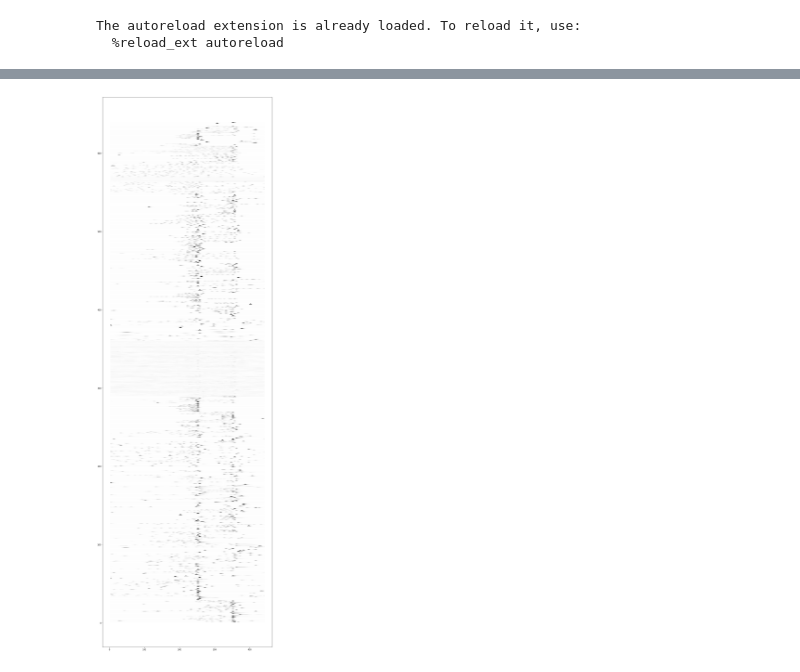
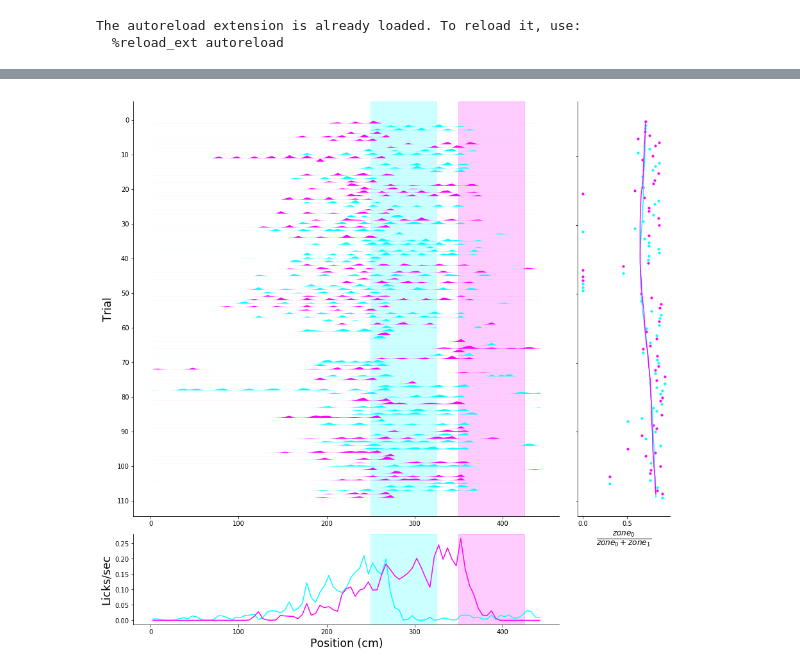
Before and after one commit to GiocomoLab/MightyMorphingPhotonRangers, a Jupyter notebook: behavior/sqliteReading_debugging.ipynb, the cells around one changed output, grey strips where cells are left out. Saved outputs shown, nothing was run; the diff lists cells and outputs as text; code cells hidden in the pictures.

Commit message:
further develop lick data analysis in sqlitedebugging

```diff
--- a/behavior/sqliteReading_debugging.ipynb
+++ b/behavior/sqliteReading_debugging.ipynb
@@ -48,10 +50,11 @@ df = pd.read_sql("SELECT MouseName, DateFolder, SessionNumber,Track, RewardCount
 # find sessions from single mouse on TwoTower_noTimeout with datestring earlier than or equal to first timeout day
 # num rewards greater than
 
-mouse = '4139190.3'
+mouse = '4139190.1'
 # mouse filter
 df = df[df['MouseName'].str.match(mouse)]
 df = df[df['RewardCount']>10]
+df = df[df['Imaging']==1]
 df['DateTime'] = [datetime.strptime(s,'%d_%m_%Y') for s in df['DateFolder']]
 df_noTO = df[df['Track']=='TwoTower_noTimeout']
 df_TO = df[df['Track']=='TwoTower_Timeout']
@@ -119,5 +141,5 @@ speed_dict = trial_type_dict(trial_mat[:,:,0],morph_vec)
 
 for i, m in enumerate(np.unique(morph_vec)):
     for j in range(speed_dict[m].shape[0]):
-        tmp = ax.plot(bin_centers,speed_dict[m][j,:].T,color=plt.cm.cool(np.float(m)),alpha=.05)
+        tmp = ax.plot(bin_centers,speed_dict[m][j,:].T,color=plt.cm.cool(np.float(m)),alpha=.1)
 # %% [output]
@@ -125,17 +147,27 @@ for i, m in enumerate(np.unique(morph_vec)):
 # %%
 # make lick rate vs position heat maps
-f,ax = plt.subplots(figsize=[15,50])
+#f,ax = plt.subplots(figsize=[10,10])
+f = plt.figure(figsize=[15,15])
+gs = gridspec.GridSpec(5,5)
+
 lick_dict = trial_type_dict(trial_mat[:,:,2],morph_vec)
 
 lick_mat = np.squeeze(trial_mat[:,:,2])
-lick_mat_norm = np.zeros(lick_mat.shape)
+#lick_mat_norm = np.zeros(lick_mat.shape)
 #print(np.amax(lick_dict['all']))
-#lick_mat_norm = lick_dict['all']/np.amax(lick_dict['all'])
-for i in range(lick_mat_norm.shape[0]):
-    if  lick_mat[i,:].sum()>0:
-        lick_mat_norm[i,:] = lick_mat[i,:]/lick_mat[i,:].sum()
+lick_mat_norm = lick_dict['all']/np.amax(lick_dict['all'])
+#for i in range(lick_mat_norm.shape[0]):
+#    if  lick_mat[i,:].sum()>0:
+#        lick_mat_norm[i,:] = lick_mat[i,:]/lick_mat[i,:].sum()
 lick_norm_dict = trial_type_dict(lick_mat_norm,morph_vec)
 
+#print(["%d" % l for l in np.arange(70,0,-10).tolist()])
+
+rzone0, rzone1 = (250.,325.), (350.,425.)
+
+ax = f.add_subplot(gs[0:-1,0:-1])
+ax.axvspan(rzone0[0],rzone0[1],alpha=.2,color=plt.cm.cool(np.float(0)),zorder=0)
+ax.axvspan(rzone1[0],rzone1[1],alpha=.2,color=plt.cm.cool(np.float(1)),zorder=0)
 def smooth_raster(x,mat,ax=None,smooth=False,sig=2,vals=None):
     if ax is None:
         f,ax = plt.subplots
@@ -148,22 +180,65 @@ def smooth_raster(x,mat,ax=None,smooth=False,sig=2,vals=None):
             ax.fill_between(x,mat[i,:]+i,y2=i,color=plt.cm.cool(np.float(vals[ind])),linewidth=.01)
         else:
             ax.fill_between(x,mat[i,:]+i,y2=i,color = 'black',linewidth=.01)
+    #ax.set_y
+    ax.set_yticks(np.arange(0,mat.shape[0]+10,10))
+    ax.set_yticklabels(["%d" % l for l in np.arange(mat.shape[0],-10,-10).tolist()])
 
     return ax
 
-print(lick_norm_dict['all'].shape,morph_vec.shape)
-ax = smooth_raster(bin_centers,lick_norm_dict['all'],ax=ax)
+
+# use rate map to get mean lick rate
+
+# plot below smooth raster
+
+# get ratio of correct to incorrect licks
+# try licks and lick rate to see which is better
+# plot on rotated axis with scatterplot and smoothing curve
 
 
 
-# define new function for smoothed raster
-    # for each line fill_between, plot and horizontal line
+#def plot_mean_rate_v_position(x,mat,ax=None,smooth=False,sig=2,vals=None)
 
-# color each line based on morph
 
-# sort and plot each morph independently
-#ax[0].imshow(lick_mat_norm0,aspect='auto',cmap='RdPu')
-#ax[0].axis='off'
-#ax[1].imshow(lick_mat_norm1,aspect='auto',cmap='PuBu')
-#ax[1].axis='off'
+ax = smooth_raster(bin_centers,lick_norm_dict['all'],vals=morph_vec,ax=ax)
+ax.set_ylabel('Trial',size='xx-large')
+
+
+meanlr_ax = f.add_subplot(gs[-1,:-1])
+meanlr_ax.axvspan(rzone0[0],rzone0[1],alpha=.2,color=plt.cm.cool(np.float(0)),zorder=0)
+meanlr_ax.axvspan(rzone1[0],rzone1[1],alpha=.2,color=plt.cm.cool(np.float(1)),zorder=0)
+for i, m in enumerate(np.unique(morph_vec)):
+    meanlr_ax.plot(bin_centers,lick_norm_dict[m].mean(axis=0),color=plt.cm.cool(np.float(m)))
+meanlr_ax.set_ylabel('Licks/sec',size='xx-large')
+meanlr_ax.set_xlabel('Position (cm)',size='xx-large')
+
+lickrat_ax = f.add_subplot(gs[:-1,-1])
+bin_edges = np.array(bin_edges)
+rzone0_inds = np.where((bin_edges[:-1]>=rzone0[0]) & (bin_edges[:-1] <= rzone0[1]))[0]
+rzone1_inds = np.where((bin_edges[:-1]>=rzone1[0]) & (bin_edges[:-1] <= rzone1[1]))[0]
+rzone_lick_ratio = {}
+for i,m in enumerate(np.unique(morph_vec)):
+    zone0_lick_rate = lick_norm_dict[key][:,rzone0_inds].mean(axis=1)
+    zone1_lick_rate = lick_norm_dict[key][:,rzone1_inds].mean(axis=1)
+    #if m<=.5:
+    #    rzone_lick_ratio[m] = zone1_lick_rate
+    #else:
+    #    rzone_lick_ratio[m] = zone0_lick_rate
+    rzone_lick_ratio[m] = np.divide(zone0_lick_rate,zone0_lick_rate+zone1_lick_rate)
+    rzone_lick_ratio[m][np.isinf(rzone_lick_ratio[m])]=np.nan
+
+for i,m in enumerate(np.unique(morph_vec)):
+
+    trial_index = morph_vec.shape[0] - np.arange(lick_norm_dict['all'].shape[0])[np.where(morph_vec==m)[0]]
+    lickrat_ax.scatter(rzone_lick_ratio[m],trial_index,
+                       c=plt.cm.cool(np.float(m)),s=10)
+    k = Gaussian1DKernel(10)
+    lickrat_ax.plot(convolve(rzone_lick_ratio[m],k,boundary='extend'),trial_index,c=plt.cm.cool(np.float(m)))
+lickrat_ax.set_yticklabels([])
+lickrat_ax.set_xlabel(r'$\frac{zone_0}{zone_0 + zone_1}  $',size='xx-large')
+
+
+for axis in [ax, meanlr_ax, lickrat_ax]:
+    for edge in ['top','right']:
+        axis.spines[edge].set_visible(False)
 # %% [output]
@@ -171 +245 @@ ax = smooth_raster(bin_centers,lick_norm_dict['all'],ax=ax)
-[figure, old version]
+[figure, new version]
```
Also changed, not shown: parts of 8 cells of this notebook.
